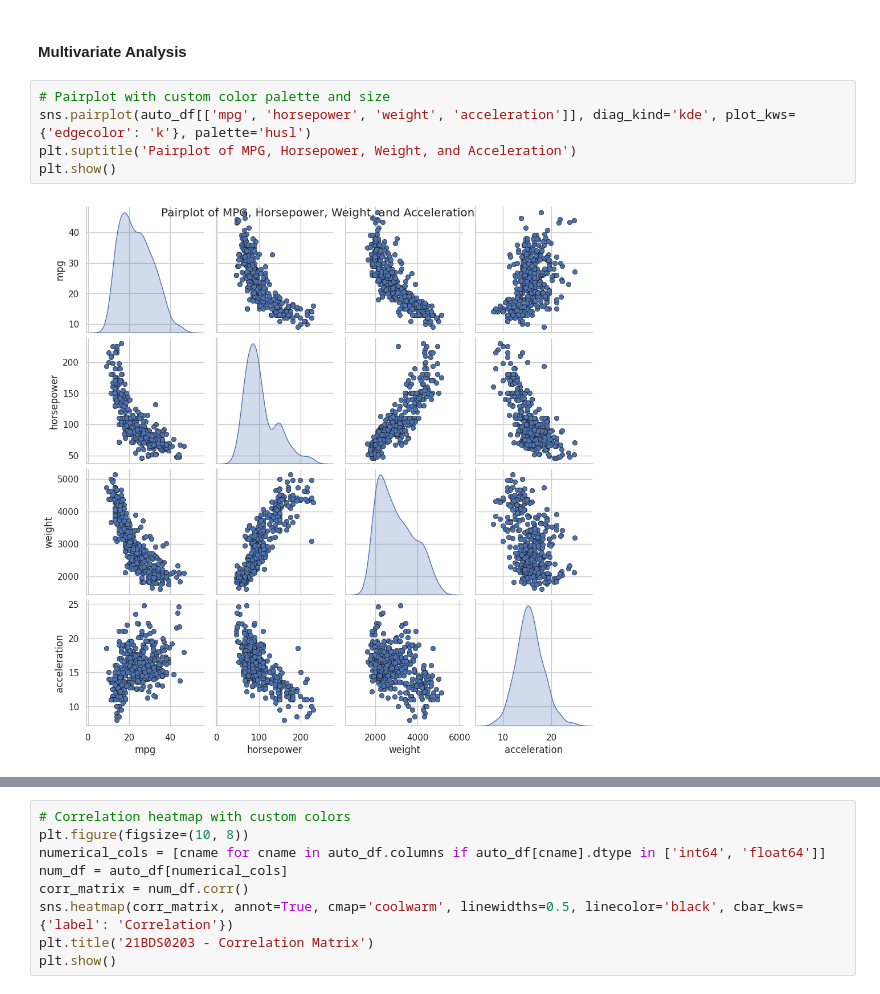
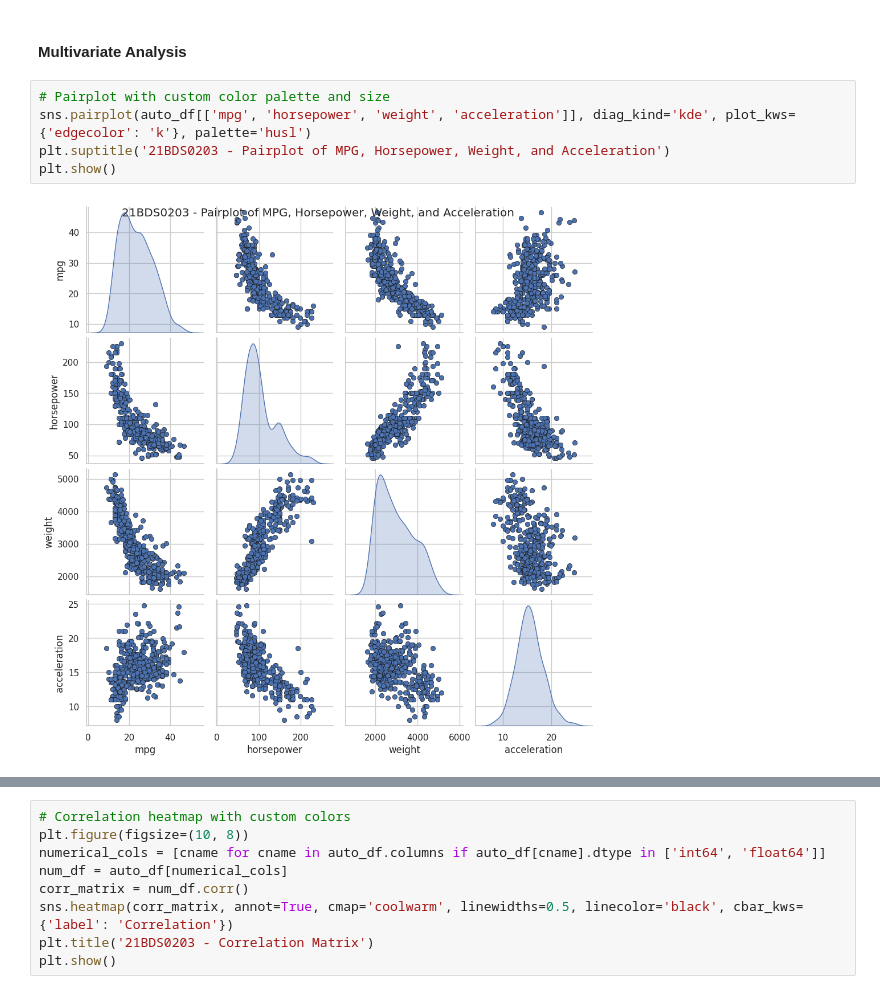
Before and after one commit to Aadit-17/Exploratory-Data-Analysis-Assignment, a Jupyter notebook: EDA_Assignment1.ipynb, the cells around one changed output, grey strips where cells are left out. Cells and saved outputs as stored; diff of their text form.

```diff
--- a/EDA_Assignment1.ipynb
+++ b/EDA_Assignment1.ipynb
@@ -166,10 +177,10 @@ plt.show()
 # %%
 # Pairplot with custom color palette and size
 sns.pairplot(auto_df[['mpg', 'horsepower', 'weight', 'acceleration']], diag_kind='kde', plot_kws={'edgecolor': 'k'}, palette='husl')
-plt.suptitle('Pairplot of MPG, Horsepower, Weight, and Acceleration')
+plt.suptitle('21BDS0203 - Pairplot of MPG, Horsepower, Weight, and Acceleration')
 plt.show()
 # %% [output]
-[figure, old version]
+[figure, new version]
 # %%
 # Scatter plot between horsepower and mpg with custom colors through no.of cylinders
 plt.figure(figsize=(8, 6))
```
Also changed, not shown: parts of 29 cells of this notebook.
